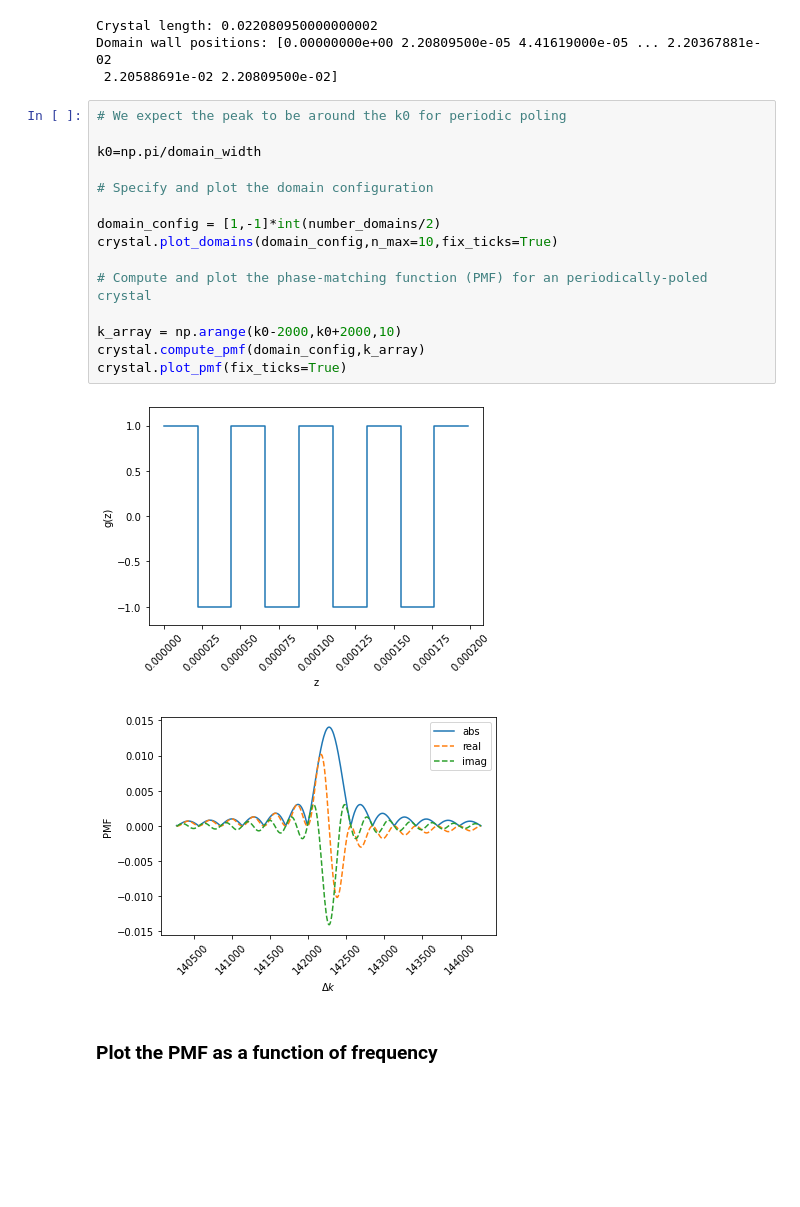
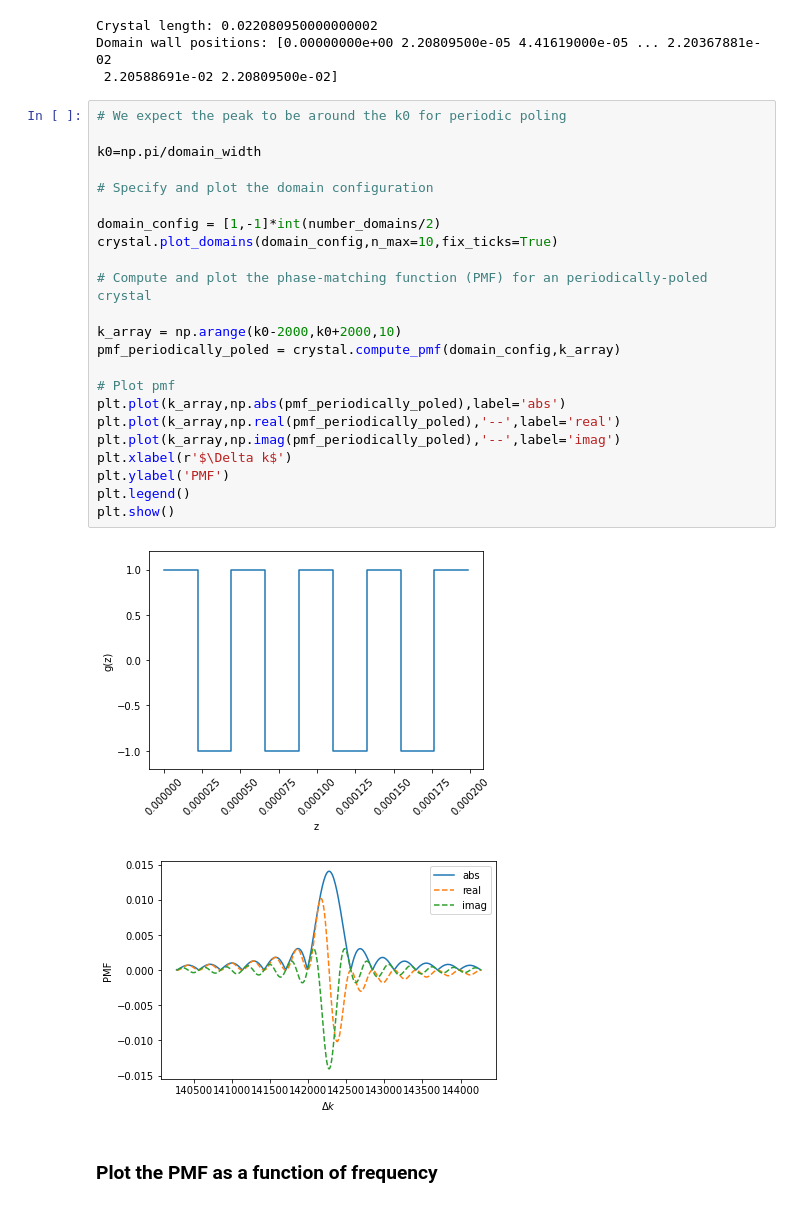
Before and after one commit to abranczyk/custom-poling, a Jupyter notebook: Tutorial_2_frequency_PMF.ipynb, the cells around one changed output. Cells and saved outputs as stored; diff of their text form; blank space fills up the shorter version.

Commit message:
Make pmf not attribute (#5)
* removed the pmf from being an attribute in the crystal objects

* removed the pmf from being an attribute in the crystal objects

```diff
--- a/Tutorial_2_frequency_PMF.ipynb
+++ b/Tutorial_2_frequency_PMF.ipynb
@@ -31,21 +31,29 @@ Domain wall positions: [0.00000000e+00 2.20809500e-05 4.41619000e-05 ... 2.20367
 # %%
 # We expect the peak to be around the k0 for periodic poling
 
 k0=np.pi/domain_width
 
 # Specify and plot the domain configuration
 
 domain_config = [1,-1]*int(number_domains/2)
 crystal.plot_domains(domain_config,n_max=10,fix_ticks=True)
 
 # Compute and plot the phase-matching function (PMF) for an periodically-poled crystal
 
 k_array = np.arange(k0-2000,k0+2000,10)
-crystal.compute_pmf(domain_config,k_array)
-crystal.plot_pmf(fix_ticks=True)
+pmf_periodically_poled = crystal.compute_pmf(domain_config,k_array)
+
+# Plot pmf
+plt.plot(k_array,np.abs(pmf_periodically_poled),label='abs')
+plt.plot(k_array,np.real(pmf_periodically_poled),'--',label='real')
+plt.plot(k_array,np.imag(pmf_periodically_poled),'--',label='imag')
+plt.xlabel(r'$\Delta k$')
+plt.ylabel('PMF')
+plt.legend()
+plt.show()
 # %% [output]
 [figure]
-[figure, old version]
+[figure, new version]
 # %% [markdown]
 ### Plot the PMF as a function of frequency
 # %%
```
Also changed, not shown: 2 other files.
